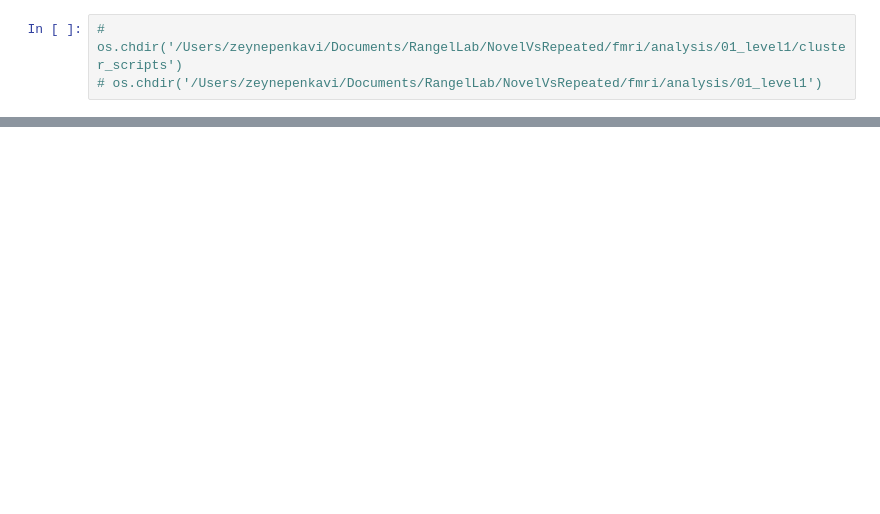
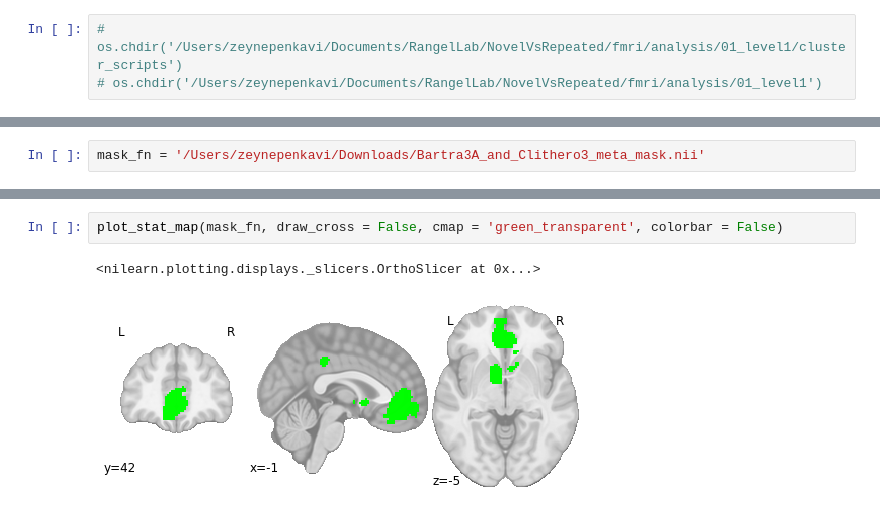
Before and after one commit to zenkavi/NovelVsRepeated, a Jupyter notebook: fmri/sandbox.ipynb, the cells around one changed output, grey strips where cells are left out. Drawn from its saved outputs; the diff is of its cells as text; blank space fills up the shorter version.

```diff
--- a/fmri/sandbox.ipynb
+++ b/fmri/sandbox.ipynb
@@ -127,0 +18,2 @@ for session_type, sessions in sessions_dict.items():
+# %%
+mask_fn = '/Users/zeynepenkavi/Downloads/Bartra3A_and_Clithero3_meta_mask.nii'
@@ -127,0 +26,5 @@ for session_type, sessions in sessions_dict.items():
+# %%
+plot_stat_map(mask_fn, draw_cross = False, cmap = 'green_transparent', colorbar = False)
+# %% [output]
+<nilearn.plotting.displays._slicers.OrthoSlicer at 0x...>
+[figure, added]
```
Also changed, not shown: parts of 25 cells of this notebook, 2 other files.
